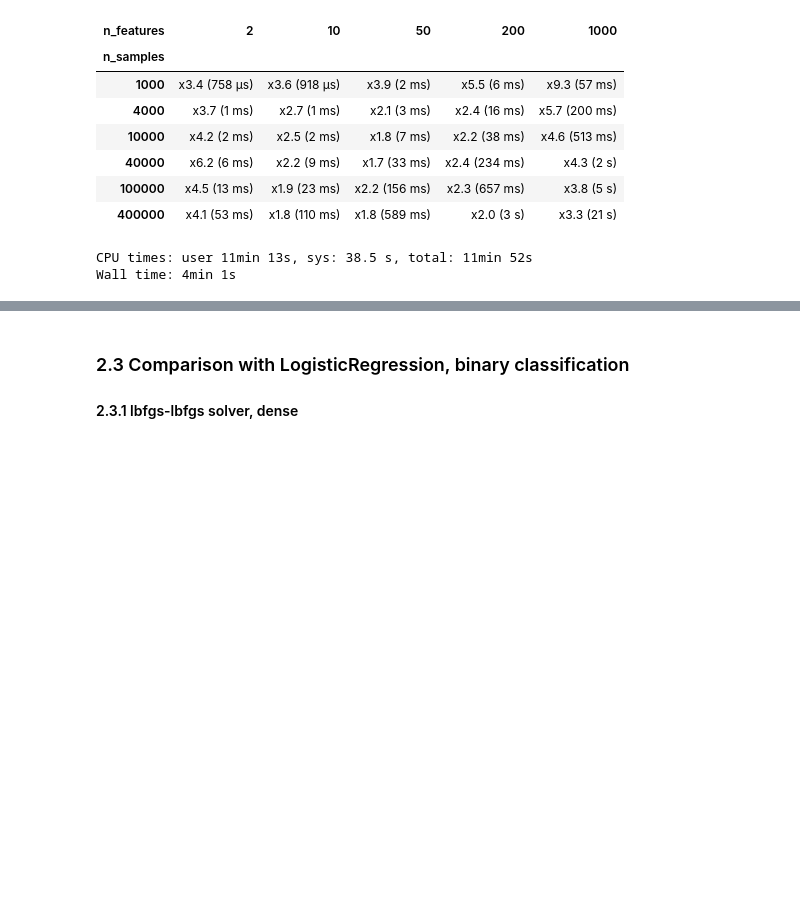
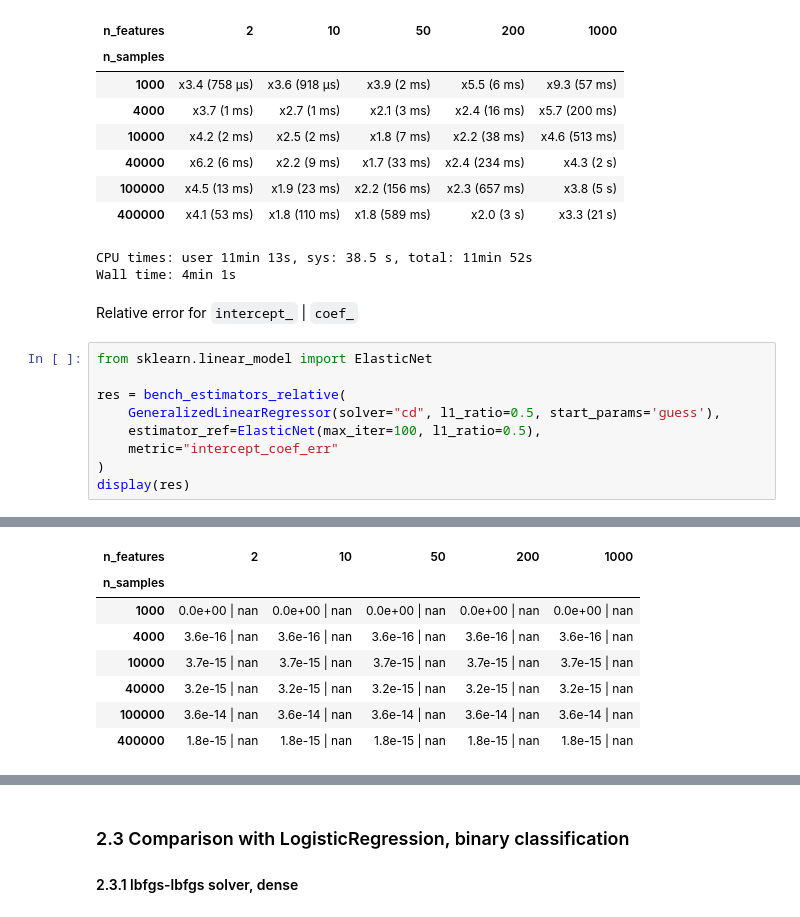
Before and after one commit to rth/notebooks, a Jupyter notebook: sklearn/GLM/bench_glm.ipynb, the cells around one changed output, grey strips where cells are left out. Drawn from its saved outputs; the diff is of its cells as text; blank space fills up the shorter version.

```diff
--- a/sklearn/GLM/bench_glm.ipynb
+++ b/sklearn/GLM/bench_glm.ipynb
@@ -487,3 +599,15 @@ display(res)
 | 400000 | x4.1 (53 ms) | x1.8 (110 ms) | x1.8 (589 ms) | x2.0 (3 s) | x3.3 (21 s) |
 CPU times: user 11min 13s, sys: 38.5 s, total: 11min 52s
 Wall time: 4min 1s
+# %% [markdown]
+Relative error for `intercept_` | `coef_`
+# %%
+from sklearn.linear_model import ElasticNet
+
+res = bench_estimators_relative(
+    GeneralizedLinearRegressor(solver="cd", l1_ratio=0.5, start_params='guess'),
+    estimator_ref=ElasticNet(max_iter=100, l1_ratio=0.5),
+    metric="intercept_coef_err"
+)
+display(res)
+# %% [output]
@@ -489,0 +615,8 @@ Wall time: 4min 1s
+| n_features | 2 | 10 | 50 | 200 | 1000 |
+| n_samples |  |  |  |  |  |
+| 1000 | 0.0e+00 | nan | 0.0e+00 | nan | 0.0e+00 | nan | 0.0e+00 | nan | 0.0e+00 | nan |
+| 4000 | 3.6e-16 | nan | 3.6e-16 | nan | 3.6e-16 | nan | 3.6e-16 | nan | 3.6e-16 | nan |
+| 10000 | 3.7e-15 | nan | 3.7e-15 | nan | 3.7e-15 | nan | 3.7e-15 | nan | 3.7e-15 | nan |
+| 40000 | 3.2e-15 | nan | 3.2e-15 | nan | 3.2e-15 | nan | 3.2e-15 | nan | 3.2e-15 | nan |
+| 100000 | 3.6e-14 | nan | 3.6e-14 | nan | 3.6e-14 | nan | 3.6e-14 | nan | 3.6e-14 | nan |
+| 400000 | 1.8e-15 | nan | 1.8e-15 | nan | 1.8e-15 | nan | 1.8e-15 | nan | 1.8e-15 | nan |
```
Also changed, not shown: parts of 12 cells of this notebook.
